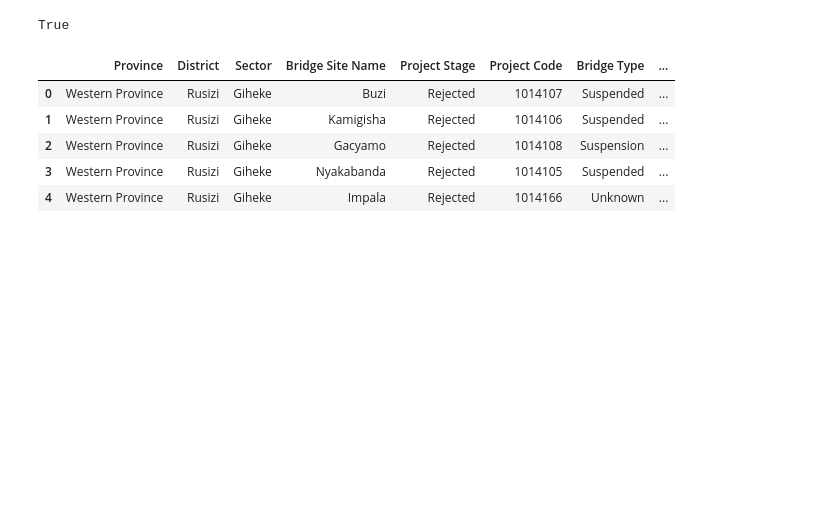
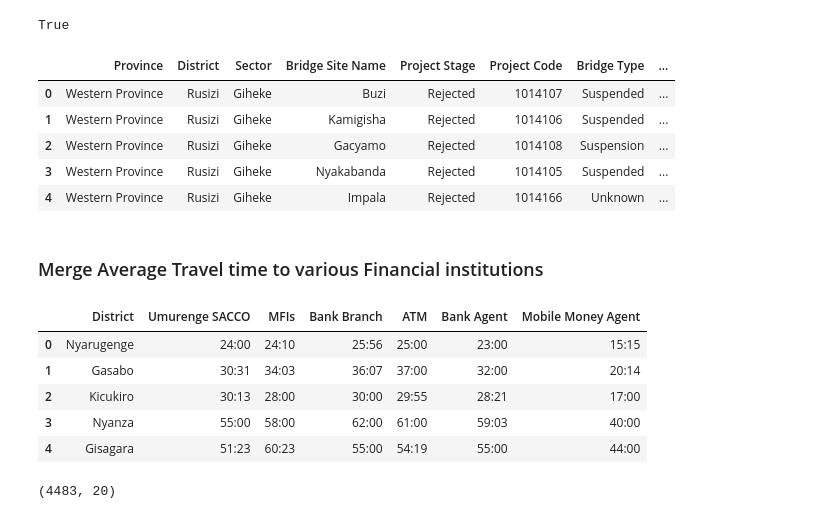
Before and after one commit to BloomTech-Labs/Labs25-Bridges_to_Prosperity-TeamC-ds, a Jupyter notebook: notebooks/merge_csvs.ipynb, the cells around one changed output. Saved outputs shown, nothing was run; the diff lists cells and outputs as text; code cells hidden in the pictures; blank space fills up the shorter version.

```diff
--- a/notebooks/merge_csvs.ipynb
+++ b/notebooks/merge_csvs.ipynb
@@ -265,3 +286,20 @@ current_df.head()
 | 2 | Western Province | Rusizi | Giheke | Gacyamo | Rejected | 1014108 | Suspension | ... |
 | 3 | Western Province | Rusizi | Giheke | Nyakabanda | Rejected | 1014105 | Suspended | ... |
 | 4 | Western Province | Rusizi | Giheke | Impala | Rejected | 1014166 | Unknown | ... |
+# %% [markdown]
+### Merge Average Travel time to various Financial institutions
+# %%
+travel_time = pd.read_csv('https://raw.githubusercontent.com/Lambda-School-Labs/Labs25-Bridges_to_Prosperity-TeamC-ds/main/rwanda_data_files/avg_travel_time_financial_access.csv')
+# %%
+travel_time.head()
+# %% [output]
+|  | District | Umurenge SACCO | MFIs | Bank Branch | ATM | Bank Agent | Mobile Money Agent |
+| 0 | Nyarugenge | 24:00 | 24:10 | 25:56 | 25:00 | 23:00 | 15:15 |
+| 1 | Gasabo | 30:31 | 34:03 | 36:07 | 37:00 | 32:00 | 20:14 |
+| 2 | Kicukiro | 30:13 | 28:00 | 30:00 | 29:55 | 28:21 | 17:00 |
+| 3 | Nyanza | 55:00 | 58:00 | 62:00 | 61:00 | 59:03 | 40:00 |
+| 4 | Gisagara | 51:23 | 60:23 | 55:00 | 54:19 | 55:00 | 44:00 |
+# %%
+current_df.shape
+# %% [output]
+(4483, 20)
```
Also changed, not shown: parts of 19 cells of this notebook.
